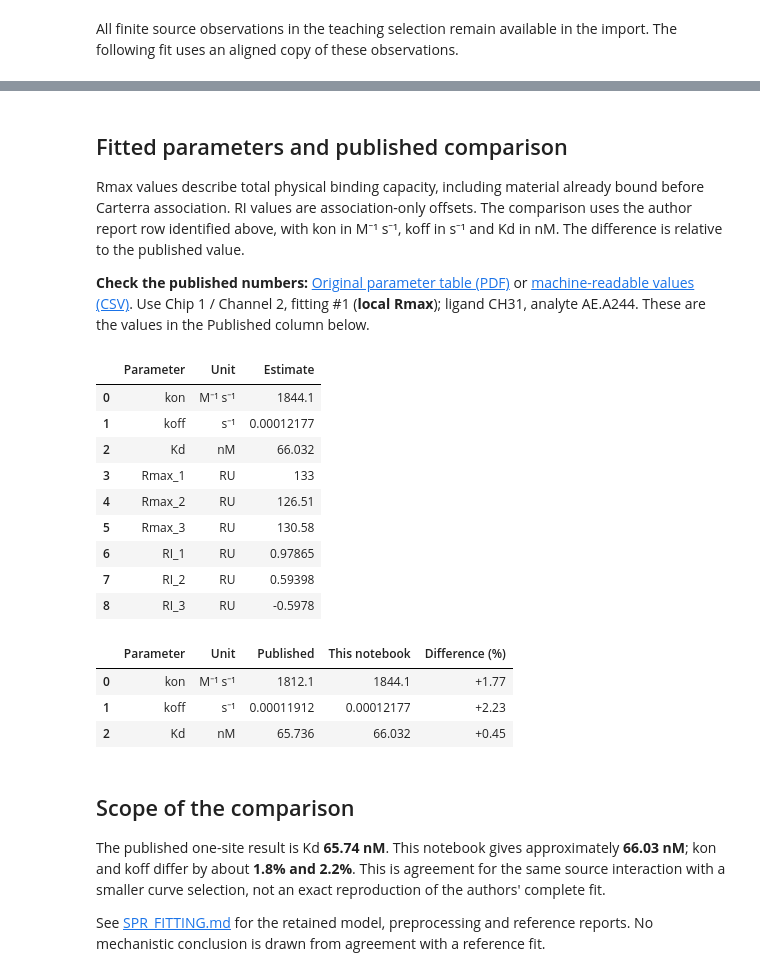
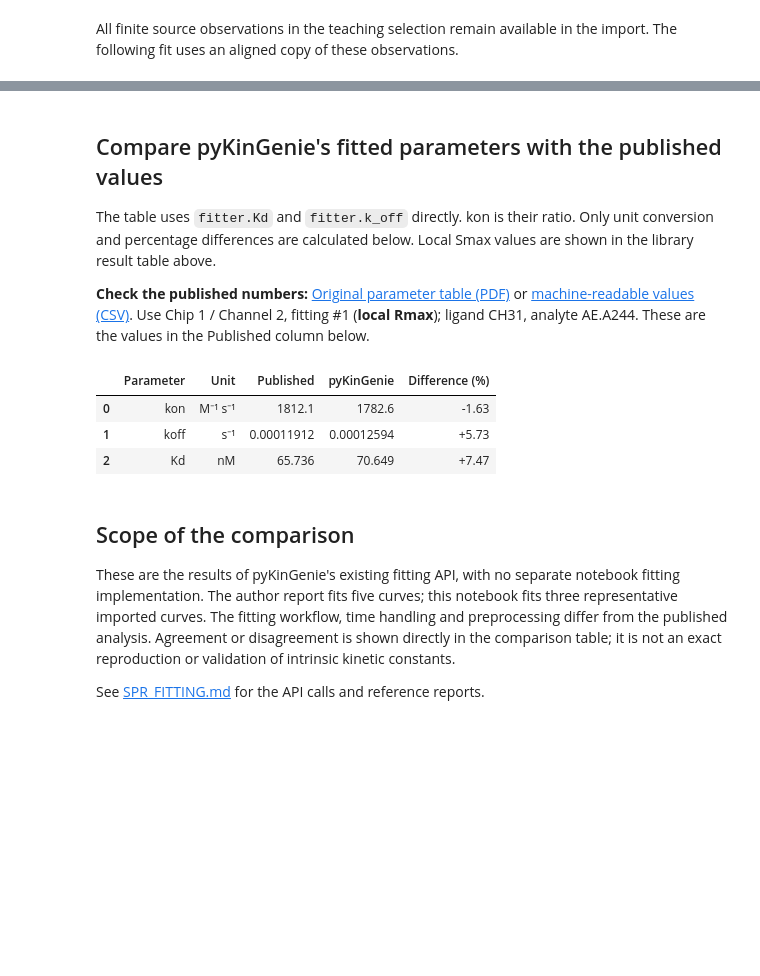
Before and after one commit to osvalB/pykingenie, a Jupyter notebook: notebooks/14_biacore_cycle_sample_import.ipynb, the cells around one changed output, grey strips where cells are left out. Saved outputs shown, nothing was run; the diff lists cells and outputs as text; code cells hidden in the pictures; blank space fills up the shorter version.

Commit message:
Use pyKinGenie's standard fitter in SPR example notebooks

```diff
--- a/notebooks/14_biacore_cycle_sample_import.ipynb
+++ b/notebooks/14_biacore_cycle_sample_import.ipynb
@@ -269,11 +257,6 @@ display(pd.DataFrame({
 # %%
-from spr_fitting import fit_one_site, parameter_table, literature_comparison, plot_fit
-
-fit = fit_one_site(fit_experiment, fit_metadata)
-print(f"One-site model; local Rmax; {fit['n']} fitted observations; {fit['k']} parameters.")
-print(f"Fit RMSE: {fit['rmse']:.4g} RU")
-
-# Optional numerical export:
-# from spr_fitting import save_report
-# save_report(fit, "my_one_site_fit.json")
+# This is the existing pyKinGenie KineticsFitter method.
+fitter = next(iter(fit_analyzer.fittings.values()))
+fitter.fit_one_site_assoc_and_disso(shared_smax=False, calc_loo=False)
+display(fitter.fit_params_kinetics)
 # %% [output]
@@ -295,39 +287,37 @@ plt.show()
 # %% [markdown]
-## Fitted parameters and published comparison
+## Compare pyKinGenie's fitted parameters with the published values
 
-Rmax values describe total physical binding capacity, including material already
-bound before Carterra association. RI values are association-only offsets.
-The comparison uses the author report row identified above, with kon in
-M⁻¹ s⁻¹, koff in s⁻¹ and Kd in nM. The difference is relative to the published value.
+The table uses `fitter.Kd` and `fitter.k_off` directly. kon is their ratio.
+Only unit conversion and percentage differences are calculated below.
+Local Smax values are shown in the library result table above.
 
 **Check the published numbers:** [Original parameter table (PDF)](https://github.com/DukeCHSI/TitrationAnalysis/blob/cb8112503658d24c4c6576503243fa506bf99e27/Example%20Files%20-%20T200/Titration%20Analysis_T200_Report_Example.pdf) or [machine-readable values (CSV)](https://github.com/DukeCHSI/TitrationAnalysis/blob/cb8112503658d24c4c6576503243fa506bf99e27/Example%20Files%20-%20T200/Titration%20Analysis_T200_Report_Example.csv).
 Use Chip 1 / Channel 2, fitting #1 (**local Rmax**); ligand CH31, analyte AE.A244. These are the values in the Published column below.
 # %%
-display(parameter_table(fit).style.format({"Estimate": "{:.5g}"}))
-display(literature_comparison(fit).style.format({
-    "Published": "{:.5g}", "This notebook": "{:.5g}", "Difference (%)": "{:+.2f}",
+reference = fit_metadata["literature_reference"]["parameters_molar"]
+comparison = pd.DataFrame({
+    "Parameter": ["kon", "koff", "Kd"],
+    "Unit": ["M⁻¹ s⁻¹", "s⁻¹", "nM"],
+    "Published": [reference["kon"], reference["koff"], reference["Kd"] * 1e9],
+    "pyKinGenie": [fitter.k_off / fitter.Kd * 1e6, fitter.k_off, fitter.Kd * 1e3],
+})
+comparison["Difference (%)"] = 100 * (comparison["pyKinGenie"] / comparison["Published"] - 1)
+display(comparison.style.format({
+    "Published": "{:.5g}", "pyKinGenie": "{:.5g}", "Difference (%)": "{:+.2f}",
 }))
 # %% [output]
-|  | Parameter | Unit | Estimate |
-| 0 | kon | M⁻¹ s⁻¹ | 1844.1 |
-| 1 | koff | s⁻¹ | 0.00012177 |
-| 2 | Kd | nM | 66.032 |
-| 3 | Rmax_1 | RU | 133 |
-| 4 | Rmax_2 | RU | 126.51 |
-| 5 | Rmax_3 | RU | 130.58 |
-| 6 | RI_1 | RU | 0.97865 |
-| 7 | RI_2 | RU | 0.59398 |
-| 8 | RI_3 | RU | -0.5978 |
+|  | Parameter | Unit | Published | pyKinGenie | Difference (%) |
+| 0 | kon | M⁻¹ s⁻¹ | 1812.1 | 1782.6 | -1.63 |
+| 1 | koff | s⁻¹ | 0.00011912 | 0.00012594 | +5.73 |
+| 2 | Kd | nM | 65.736 | 70.649 | +7.47 |
-|  | Parameter | Unit | Published | This notebook | Difference (%) |
-| 0 | kon | M⁻¹ s⁻¹ | 1812.1 | 1844.1 | +1.77 |
-| 1 | koff | s⁻¹ | 0.00011912 | 0.00012177 | +2.23 |
-| 2 | Kd | nM | 65.736 | 66.032 | +0.45 |
 # %% [markdown]
 ## Scope of the comparison
 
-The published one-site result is Kd **65.74 nM**. This notebook gives approximately
-**66.03 nM**; kon and koff differ by about **1.8% and 2.2%**. This is agreement
-for the same source interaction with a smaller curve selection, not an exact
-reproduction of the authors' complete fit.
+These are the results of pyKinGenie's existing fitting API, with no separate
+notebook fitting implementation. The author report fits five curves; this
+notebook fits three representative imported curves. The fitting workflow,
+time handling and preprocessing differ from the published analysis. Agreement
+or disagreement is shown directly in the comparison table; it is not an exact
+reproduction or validation of intrinsic kinetic constants.
 
-See [SPR_FITTING.md](SPR_FITTING.md) for the retained model, preprocessing and reference reports. No mechanistic conclusion is drawn from agreement with a reference fit.
+See [SPR_FITTING.md](SPR_FITTING.md) for the API calls and reference reports.
```
Also changed, not shown: parts of 8 cells of this notebook, 12 other files.
